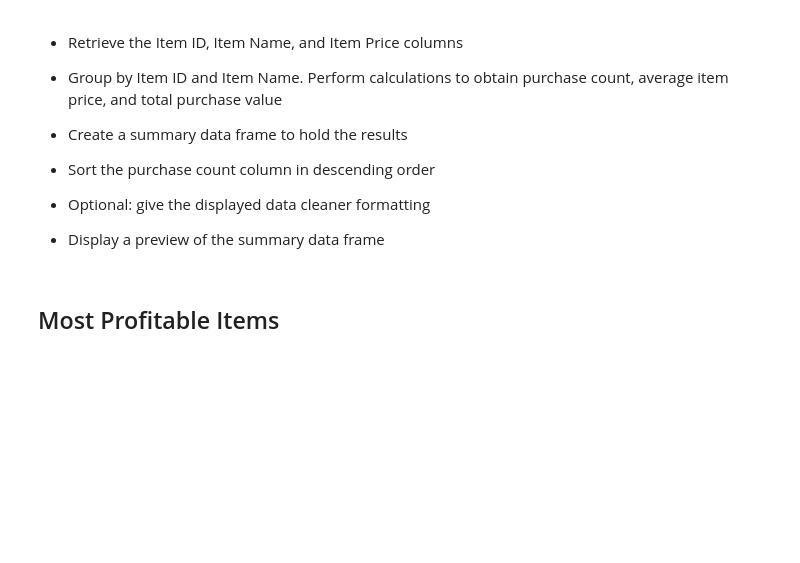
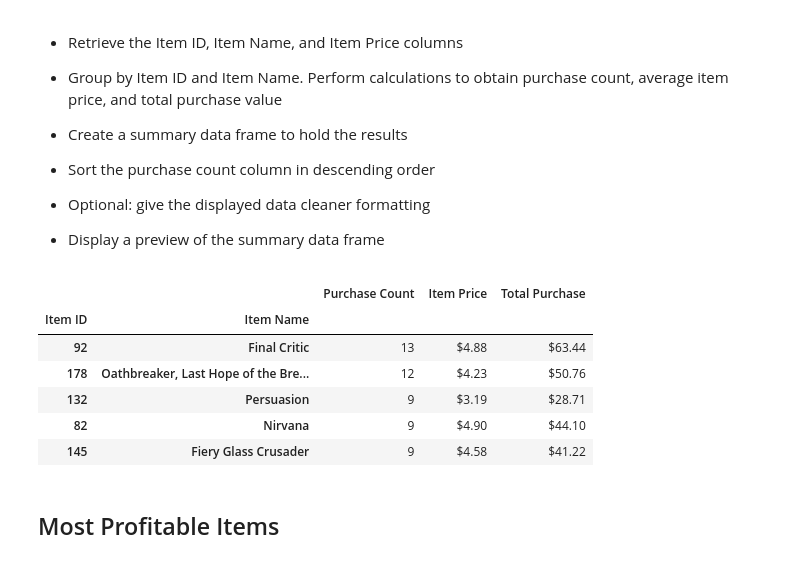
Before and after one commit to bay0624/Pandas-Challenge, a Jupyter notebook: HeroesOfPymoli/HeroesOfPymoli_starter.ipynb, the cells around one changed output. Drawn from its saved outputs; the diff is of its cells as text; code cells hidden in the pictures; blank space fills up the shorter version.

Commit message:
Add Most Popular Items

```diff
--- a/HeroesOfPymoli/HeroesOfPymoli_starter.ipynb
+++ b/HeroesOfPymoli/HeroesOfPymoli_starter.ipynb
@@ -366,6 +366,66 @@ top_five_spenders_df
 
 
 * Display a preview of the summary data frame
+# %%
+items_and_price = purchase_data[["Item ID", "Item Name", "Price"]]
+
+#Getting top 5 games
+top_five_games = items_and_price["Item Name"].value_counts()[:5].index.tolist()
+num1_game = top_five_games[0]
+num2_game = top_five_games[1]
+num3_game = top_five_games[2]
+num4_game = top_five_games[3]
+num5_game = top_five_games[4]
+item_names = [num1_game, num2_game, num3_game, num4_game, num5_game]
+
+#Getting top 5 game counts
+x = list(items_and_price["Item Name"])
+num1_game_count = x.count(num1_game)
+num2_game_count = x.count(num2_game)
+num3_game_count = x.count(num3_game)
+num4_game_count = x.count(num4_game)
+num5_game_count = x.count(num5_game)
+purchase_counts = [num1_game_count, num2_game_count, num3_game_count, num4_game_count, num5_game_count]
+
+#Getting top 5 game prices
+num1_game_price = items_and_price.loc[items_and_price["Item Name"] == num1_game, "Price"].iloc[0]
+num2_game_price = items_and_price.loc[items_and_price["Item Name"] == num2_game, "Price"].iloc[0]
+num3_game_price = items_and_price.loc[items_and_price["Item Name"] == num3_game, "Price"].iloc[0]
+num4_game_price = items_and_price.loc[items_and_price["Item Name"] == num4_game, "Price"].iloc[0]
+num5_game_price = items_and_price.loc[items_and_price["Item Name"] == num5_game, "Price"].iloc[0]
+game_prices = [num1_game_price, num2_game_price, num3_game_price, num4_game_price, num5_game_price]
+
+#Getting top 5 game item IDs
+num1_game_id = items_and_price.loc[items_and_price["Item Name"] == num1_game, "Item ID"].iloc[0]
+num2_game_id = items_and_price.loc[items_and_price["Item Name"] == num2_game, "Item ID"].iloc[0]
+num3_game_id = items_and_price.loc[items_and_price["Item Name"] == num3_game, "Item ID"].iloc[0]
+num4_game_id = items_and_price.loc[items_and_price["Item Name"] == num4_game, "Item ID"].iloc[0]
+num5_game_id = items_and_price.loc[items_and_price["Item Name"] == num5_game, "Item ID"].iloc[0]
+game_ids = [num1_game_id, num2_game_id, num3_game_id, num4_game_id, num5_game_id]
+
+#Getting total purchase value for top 5 games
+total_purchases = [i*j for i, j in zip(purchase_counts, game_prices)]
+total_purchases
+
+most_popular_items = {"Item ID": game_ids,
+                      "Item Name": item_names,
+                      "Purchase Count": purchase_counts,
+                      "Item Price": game_prices,
+                      "Total Purchase": total_purchases
+                     }
+most_popular_items_df = pd.DataFrame(most_popular_items, index=[game_ids, item_names])
+most_popular_items_df.set_index(["Item ID", "Item Name"], inplace=True)
+most_popular_items_df["Item Price"] = most_popular_items_df["Item Price"].map("${:.2f}".format)
+most_popular_items_df["Total Purchase"] = most_popular_items_df["Total Purchase"].map("${:.2f}".format)
+most_popular_items_df
+# %% [output]
+|  |  | Purchase Count | Item Price | Total Purchase |
+| Item ID | Item Name |  |  |  |
+| 92 | Final Critic | 13 | $4.88 | $63.44 |
+| 178 | Oathbreaker, Last Hope of the Bre... | 12 | $4.23 | $50.76 |
+| 132 | Persuasion | 9 | $3.19 | $28.71 |
+| 82 | Nirvana | 9 | $4.90 | $44.10 |
+| 145 | Fiery Glass Crusader | 9 | $4.58 | $41.22 |
 # %% [markdown]
 ## Most Profitable Items
 # %% [markdown]
```
Also changed, not shown: parts of 1 cell of this notebook.
